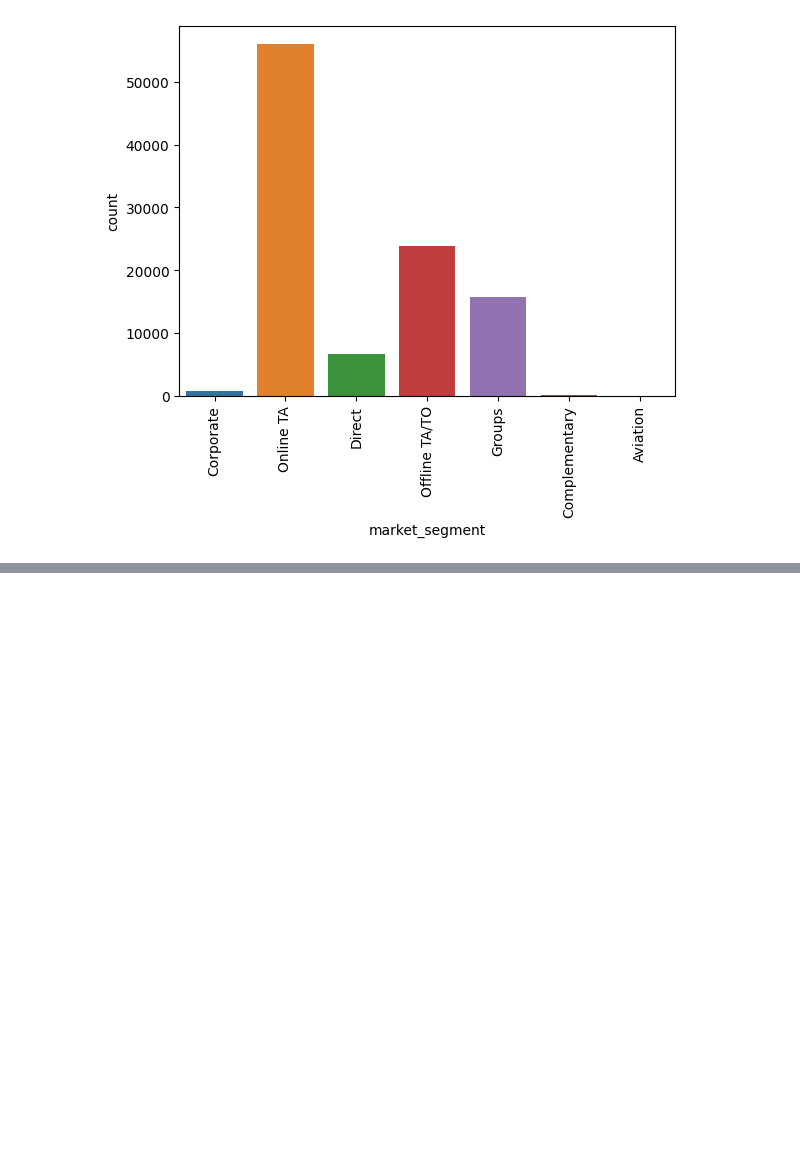
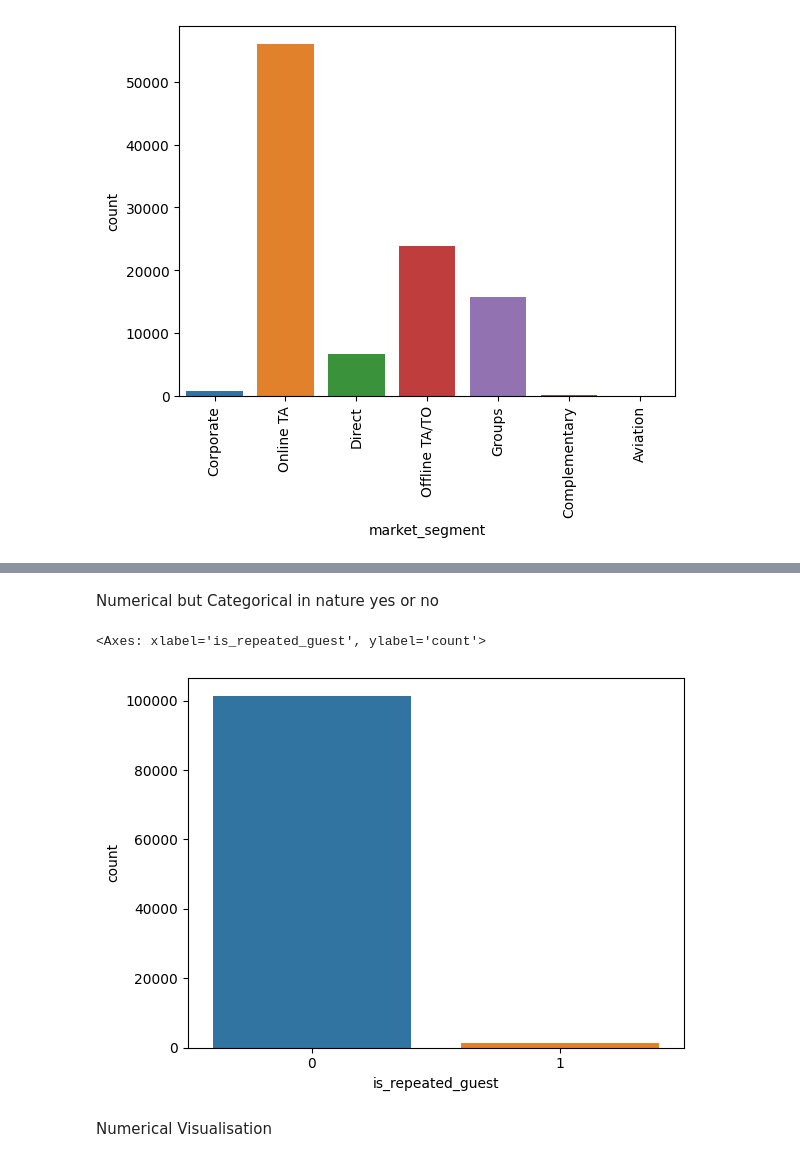
Before and after one commit to mobkimark/Darked, a Jupyter notebook: Another_copy_of_HDSC_INTERNSHIP.ipynb, the cells around one changed output, grey strips where cells are left out. Drawn from its saved outputs; the diff is of its cells as text; code cells hidden in the pictures; blank space fills up the shorter version.

```diff
--- a/Another_copy_of_HDSC_INTERNSHIP.ipynb
+++ b/Another_copy_of_HDSC_INTERNSHIP.ipynb
@@ -392,0 +409,9 @@ plt.xticks(rotation=90)
+# %% [markdown]
+Numerical but Categorical in nature yes or no
+# %%
+sns.countplot(numerical_data,x="is_repeated_guest")
+# %% [output]
+<Axes: xlabel='is_repeated_guest', ylabel='count'>
+[figure, added]
+# %% [markdown]
+Numerical Visualisation
```
Also changed, not shown: parts of 9 cells of this notebook.
